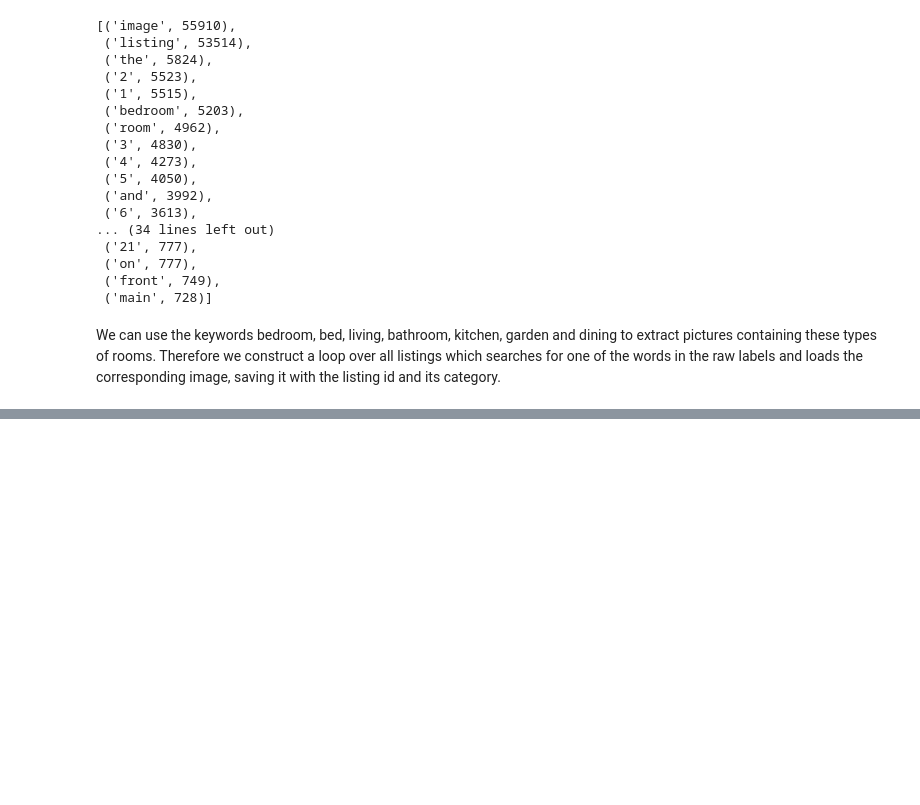
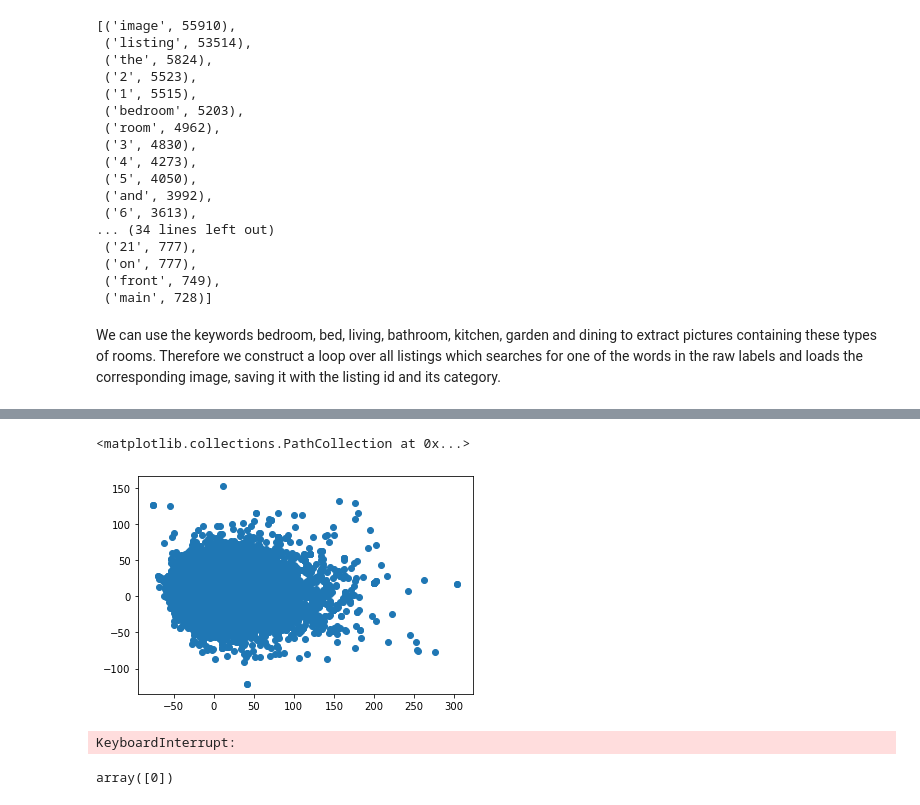
Before and after one commit to dmnk1308/DubAir, a Jupyter notebook: image_processing.ipynb, the cells around one changed output, grey strips where cells are left out. Cells and saved outputs as stored; diff of their text form; code cells hidden in the pictures; blank space fills up the shorter version.

```diff
--- a/image_processing.ipynb
+++ b/image_processing.ipynb
@@ -295,0 +264,5 @@ NameError: name 'img_array' is not defined
+# %%
+plt.scatter(X_pca[:,0], X_pca[:,1])
+# %% [output]
+<matplotlib.collections.PathCollection at 0x...>
+[figure, added]
@@ -295,0 +272,8 @@ NameError: name 'img_array' is not defined
+# %%
+clusters = OPTICS(min_samples = 20, metric = "l2").fit_predict(X)
+# %% [output]
+KeyboardInterrupt:
+# %%
+np.unique(clusters)
+# %% [output]
+array([0])
```
Also changed, not shown: parts of 39 cells of this notebook, 13 other files.
